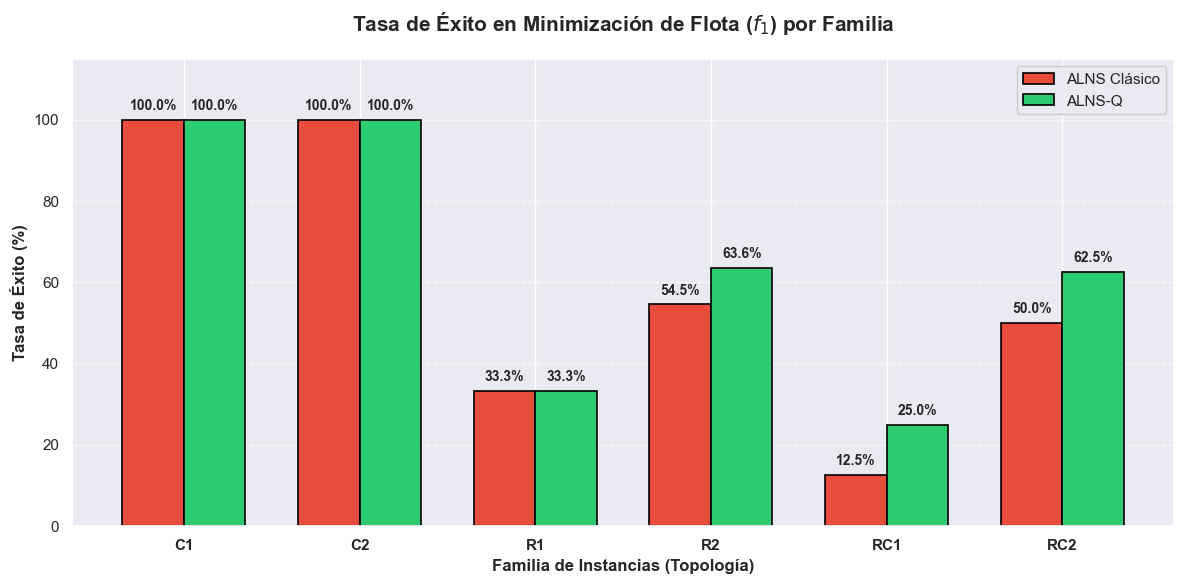
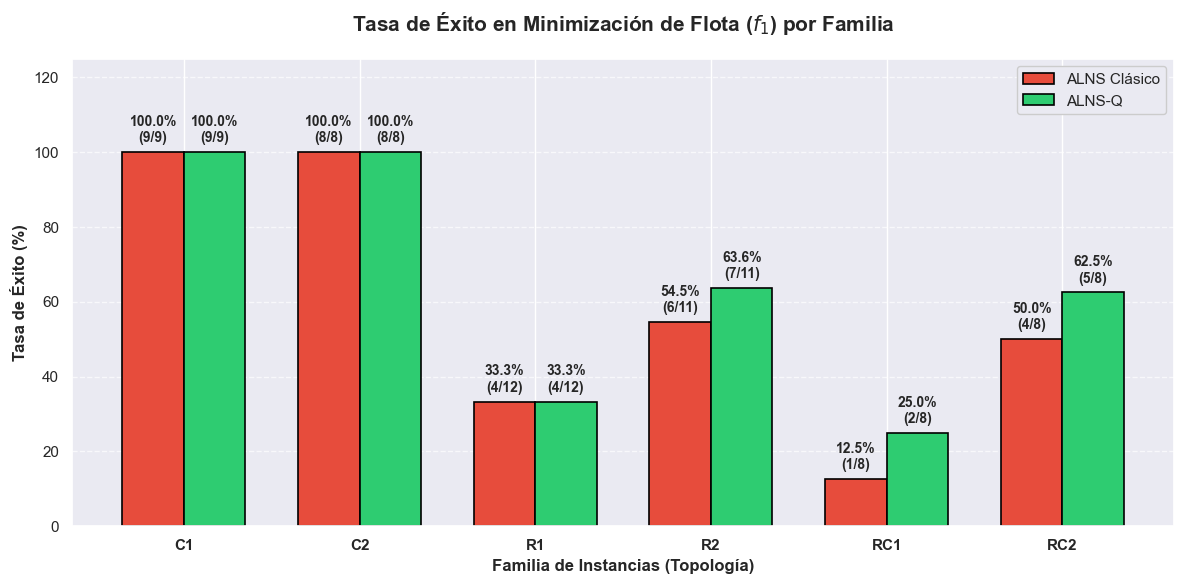
The notebook cell's code change between the first figure and the second:
--- before
+++ after
@@ -2,4 +2,8 @@
 tasa_c = df_exito['CLASSIC_Tasa_Exito (%)']
 tasa_q = df_exito['QLEARNING_Tasa_Exito (%)']
+
+totales = df_exito['Total_Instancias']
+exitos_c = df_exito['CLASSIC_Exitos']
+exitos_q = df_exito['QLEARNING_Exitos']
 
 x = np.arange(len(familias))
@@ -21,13 +25,13 @@
 ax.set_xticklabels(familias, fontsize=11, fontweight='bold')
 
-ax.set_ylim(0, 115) 
+ax.set_ylim(0, 125) 
 ax.grid(axis='y', linestyle='--', alpha=0.7)
 ax.legend(loc='upper right', fontsize=11, framealpha=1)
 
-def autolabel(barras):
-    for barra in barras:
+def autolabel(barras, exitos, totales):
+    for i, barra in enumerate(barras):
         altura = barra.get_height()
         if altura > 0:
-            ax.annotate(f'{altura:.1f}%',
+            ax.annotate(f'{altura:.1f}%\n({exitos.iloc[i]}/{totales.iloc[i]})',
                         xy=(barra.get_x() + barra.get_width() / 2, altura),
                         xytext=(0, 5),
@@ -36,6 +40,6 @@
                         fontsize=10, fontweight='bold')
 
-autolabel(barras_c)
-autolabel(barras_q)
+autolabel(barras_c, exitos_c, totales)
+autolabel(barras_q, exitos_q, totales)
 
 plt.tight_layout()

Commit: Retoques finales